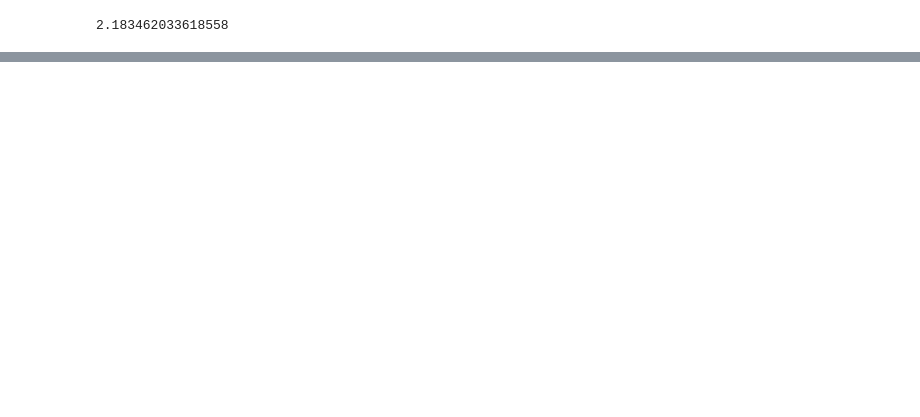
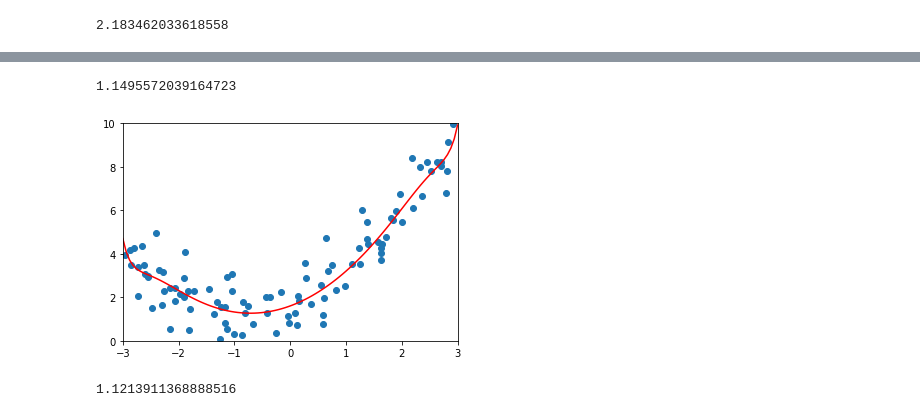
Before and after one commit to TobiahShaw/machine-learning-algorithm, a Jupyter notebook: PolynomialRegression/8.Regularization.ipynb, the cells around one changed output, grey strips where cells are left out. Cells and saved outputs as stored; diff of their text form; code cells hidden in the pictures; blank space fills up the shorter version.

Commit message:
LASSO

```diff
--- a/PolynomialRegression/8.Regularization.ipynb
+++ b/PolynomialRegression/8.Regularization.ipynb
@@ -185,0 +196,29 @@ plot_model(ridge100_reg)
+# %%
+from sklearn.linear_model import Lasso
+
+def LASSORegression(degree, alpha):
+    return Pipeline([
+        ("poly", PolynomialFeatures(degree=degree)),
+        ("std_scaler", StandardScaler()),
+        ("lasso_reg", Lasso(alpha=alpha))
+    ])
+# %%
+lasso001_reg = LASSORegression(20, 0.01)
+lasso001_reg.fit(X_train, y_train)
+
+y_lasso001_predict = lasso001_reg.predict(X_test)
+mean_squared_error(y_test, y_lasso001_predict)
+# %% [output]
+1.1495572039164723
+# %%
+plot_model(lasso001_reg)
+# %% [output]
+[figure, added]
+# %%
+lasso01_reg = LASSORegression(20, 0.1)
+lasso01_reg.fit(X_train, y_train)
+
+y_lasso01_predict = lasso01_reg.predict(X_test)
+mean_squared_error(y_test, y_lasso01_predict)
+# %% [output]
+1.1213911368888516
```
Also changed, not shown: parts of 11 cells of this notebook, 2 other files.
